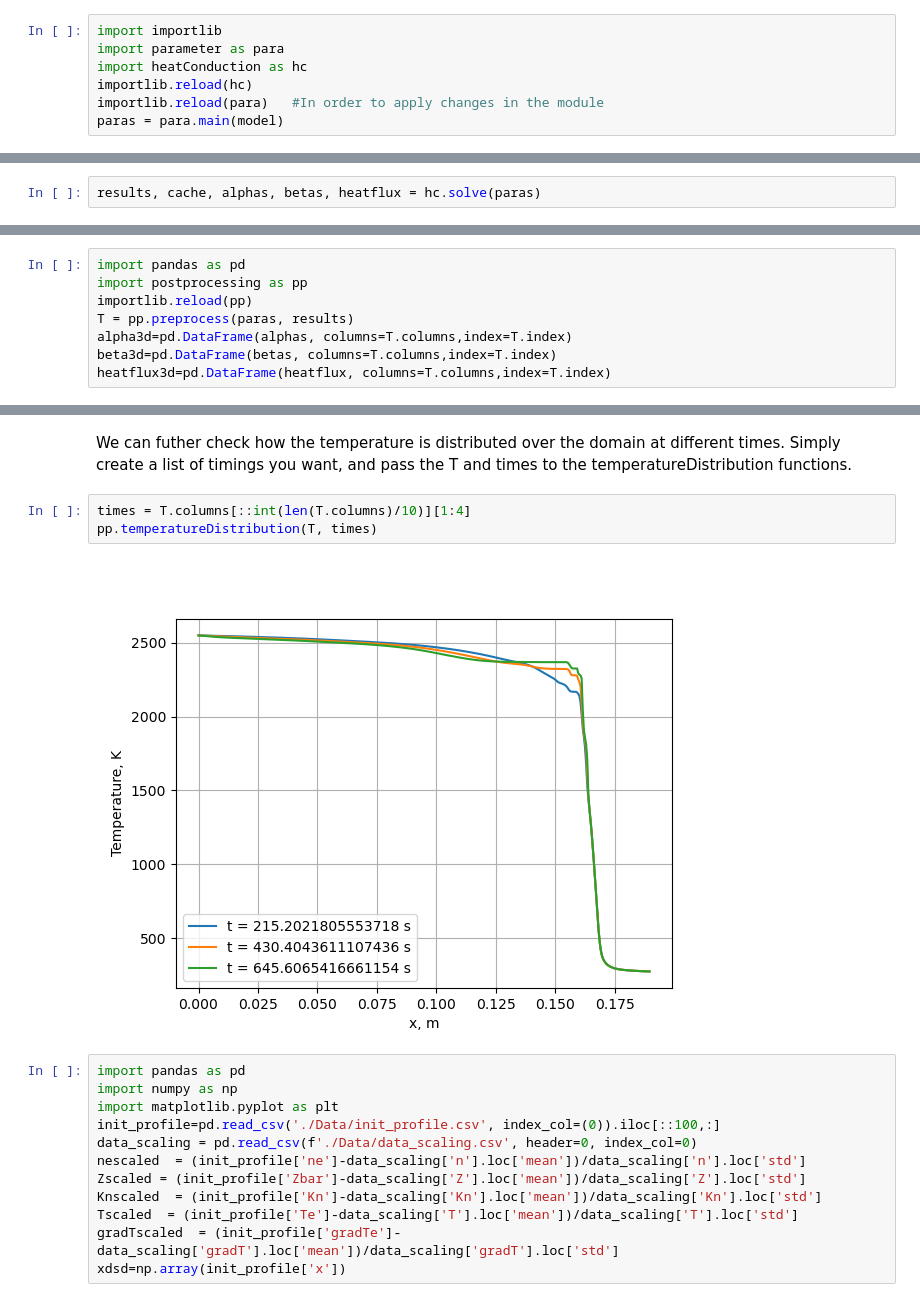
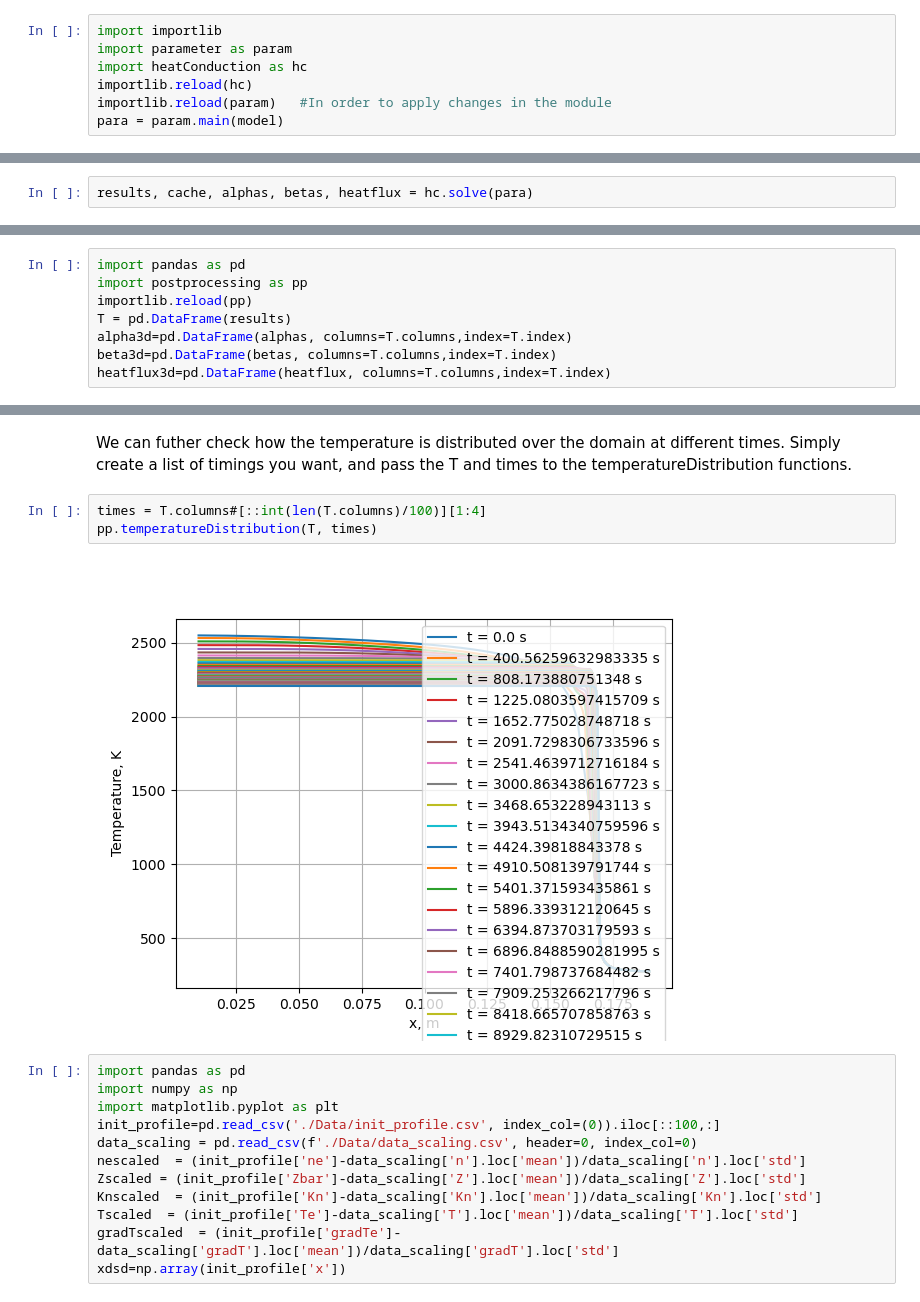
Before and after one commit to Lexmidan/nonloc_heatflux, a Jupyter notebook: PyTorch/time-evolv-heatflux.ipynb, the cells around one changed output, grey strips where cells are left out. Cells and saved outputs as stored; diff of their text form.

Commit message:
Alpha problem

```diff
--- a/PyTorch/time-evolv-heatflux.ipynb
+++ b/PyTorch/time-evolv-heatflux.ipynb
@@ -41,18 +43,18 @@ All parameters of the problem, such as number of used profiles points, boundary
 `importlib` module and `reload` function in particullar are used to update modules if modified
 # %%
 import importlib
-import parameter as para
+import parameter as param
 import heatConduction as hc
 importlib.reload(hc)
-importlib.reload(para)   #In order to apply changes in the module
-paras = para.main(model)
+importlib.reload(param)   #In order to apply changes in the module
+para = param.main(model)
 # %% [markdown]
 `heatConduction.py` package contains necessary components to solve the PDEs.
 It also creates a `matplotlib` figure, which will display heatflux calculated using neural network, (if) trained in first cell.
 # %% [markdown]
 Next cell initiates solution of the problem. The result temperature profiles, last cache and coefficients are contained in these four variables accordingly
 # %%
-results, cache, alphas, betas, heatflux = hc.solve(paras)
+results, cache, alphas, betas, heatflux = hc.solve(para)
 # %% [output]
  Heat Conduction Solver
  [Step] [Time] [Iter] [Residue] [Newton outcome] [Max beta] [Max alpha] [Minimal T] [Maximal T] [meanEnergy]
@@ -81,7 +83,7 @@ The preprocess transform the numpy array into a Pandas DataFrame, with index as
 import pandas as pd
 import postprocessing as pp
 importlib.reload(pp)
-T = pp.preprocess(paras, results)
+T = pd.DataFrame(results)
 alpha3d=pd.DataFrame(alphas, columns=T.columns,index=T.index)
 beta3d=pd.DataFrame(betas, columns=T.columns,index=T.index)
 heatflux3d=pd.DataFrame(heatflux, columns=T.columns,index=T.index)
@@ -121,10 +145,10 @@ pp.thermalCouplePlot(T, positions)
 # %% [markdown]
 We can futher check how the temperature is distributed over the domain at different times. Simply create a list of timings you want, and pass the T and times to the temperatureDistribution functions.
 # %%
-times = T.columns[::int(len(T.columns)/10)][1:4]
+times = T.columns#[::int(len(T.columns)/100)][1:4]
 pp.temperatureDistribution(T, times)
 # %% [output]
-[figure, old version]
+[figure, new version]
 # %%
 import pandas as pd
 import numpy as np
```
Also changed, not shown: parts of 20 cells of this notebook, 12 other files.
